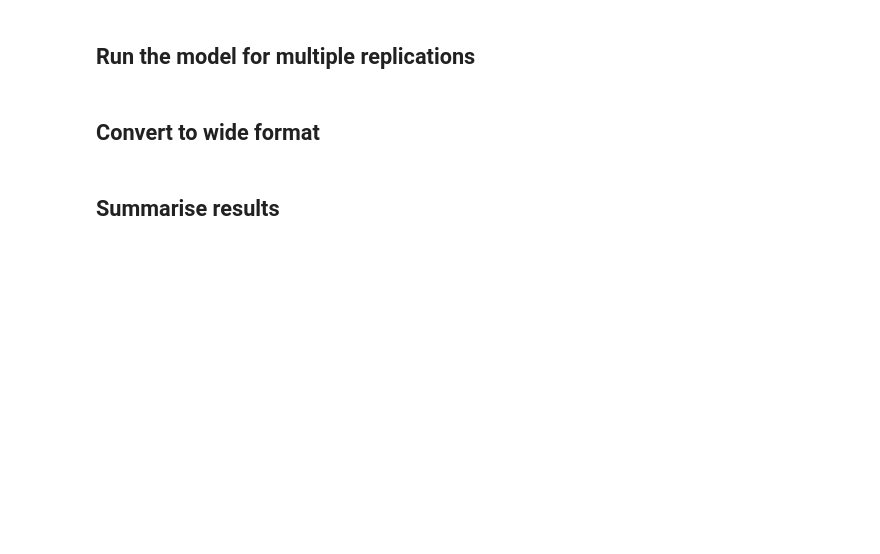
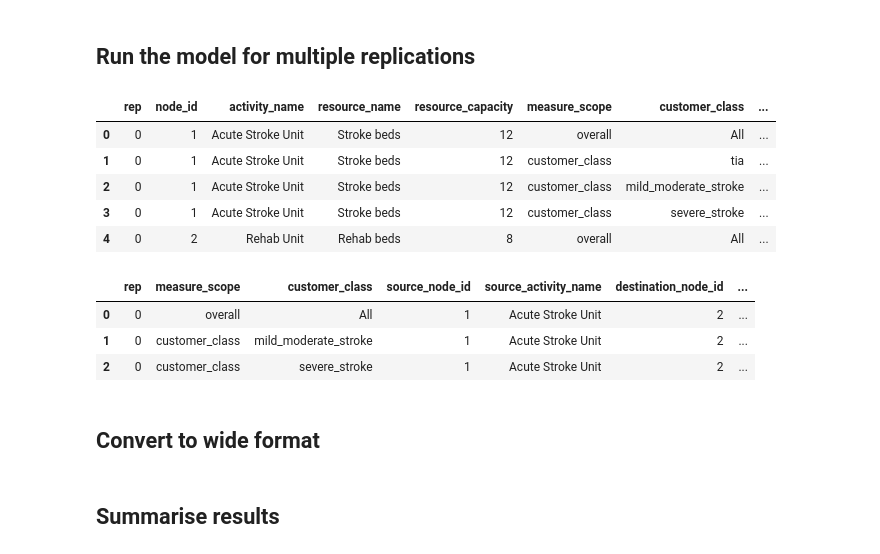
Before and after one commit to sim-agent/json2ciw, a Jupyter notebook: user_guide/08_multiple_class_reneging.ipynb, the cells around one changed output. Saved outputs shown, nothing was run; the diff lists cells and outputs as text; code cells hidden in the pictures; blank space fills up the shorter version.

Commit message:
feat(blocking): major update to multiple reps for blocking metrics

```diff
--- a/user_guide/08_multiple_class_reneging.ipynb
+++ b/user_guide/08_multiple_class_reneging.ipynb
@@ -160,16 +165,30 @@ print("Quick simulation run worked!")
 # %% [markdown]
 ## Run the model for multiple replications
 # %%
-df_reps = multiple_replications(
+df_reps, df_transfers = multiple_replications(
     network,
     model_instance,
     num_reps=5,
     runtime=2880,
     warmup=1440,
     n_jobs=-1,
 )
 
 df_reps.head()
+# %% [output]
+|  | rep | node_id | activity_name | resource_name | resource_capacity | measure_scope | customer_class | ... |
+| 0 | 0 | 1 | Acute Stroke Unit | Stroke beds | 12 | overall | All | ... |
+| 1 | 0 | 1 | Acute Stroke Unit | Stroke beds | 12 | customer_class | tia | ... |
+| 2 | 0 | 1 | Acute Stroke Unit | Stroke beds | 12 | customer_class | mild_moderate_stroke | ... |
+| 3 | 0 | 1 | Acute Stroke Unit | Stroke beds | 12 | customer_class | severe_stroke | ... |
+| 4 | 0 | 2 | Rehab Unit | Rehab beds | 8 | overall | All | ... |
+# %%
+df_transfers.head(3)
+# %% [output]
+|  | rep | measure_scope | customer_class | source_node_id | source_activity_name | destination_node_id | ... |
+| 0 | 0 | overall | All | 1 | Acute Stroke Unit | 2 | ... |
+| 1 | 0 | customer_class | mild_moderate_stroke | 1 | Acute Stroke Unit | 2 | ... |
+| 2 | 0 | customer_class | severe_stroke | 1 | Acute Stroke Unit | 2 | ... |
 # %% [markdown]
 ## Convert to wide format
 # %%
```
Also changed, not shown: parts of 2 cells of this notebook, 1 other file.
